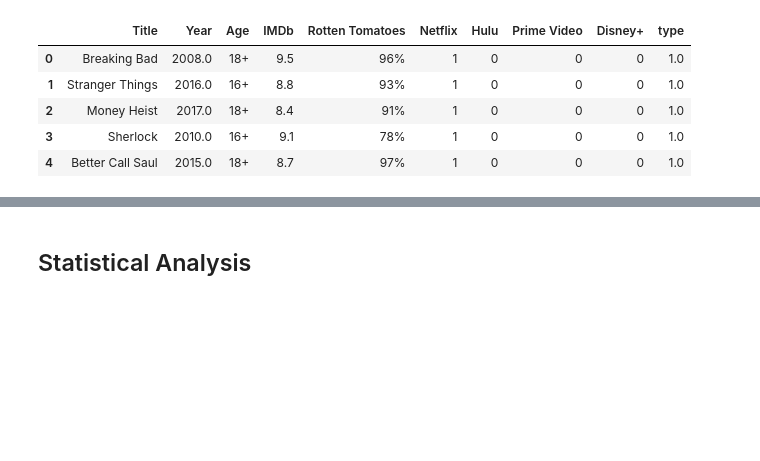
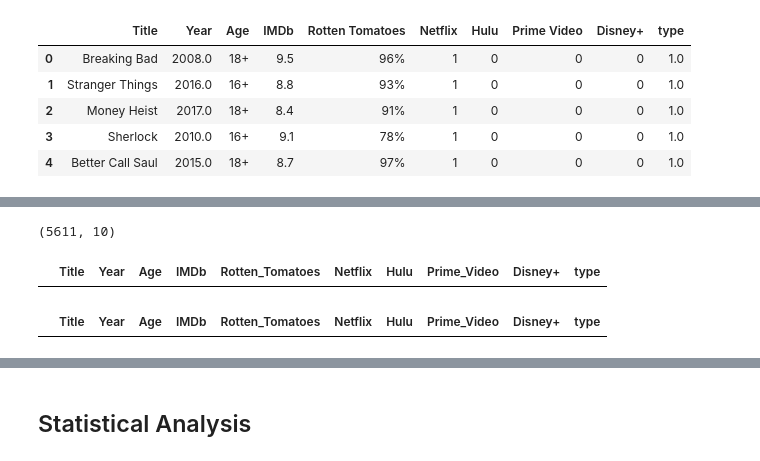
Before and after one commit to SaibalPatraDS/Case-Studies, a Jupyter notebook: Case Study of Netflix Data/Case Study Files/Python Files/statistical_analysis_03_07_2023.ipynb, the cells around one changed output, grey strips where cells are left out. Saved outputs shown, nothing was run; the diff lists cells and outputs as text; code cells hidden in the pictures; blank space fills up the shorter version.

```diff
--- a/Case Study of Netflix Data/Case Study Files/Python Files/statistical_analysis_03_07_2023.ipynb
+++ b/Case Study of Netflix Data/Case Study Files/Python Files/statistical_analysis_03_07_2023.ipynb
@@ -73,2 +87,6 @@ shows_data.head()
 # %%
 shows_data.columns = shows_data.columns.str.replace(" ","_")
+# %%
+shows_data.shape
+# %% [output]
+(5611, 10)
@@ -75,3 +102,11 @@ shows_data.columns = shows_data.columns.str.replace(" ","_")
+# %%
+shows_data.query('Year == 0')
+# %% [output]
+|  | Title | Year | Age | IMDb | Rotten_Tomatoes | Netflix | Hulu | Prime_Video | Disney+ | type |
+# %%
+shows_data.query('Year == 0')
+# %% [output]
+|  | Title | Year | Age | IMDb | Rotten_Tomatoes | Netflix | Hulu | Prime_Video | Disney+ | type |
 # %%
 shows_data.sample(2)
 # %% [output]
```
Also changed, not shown: parts of 42 cells of this notebook.
